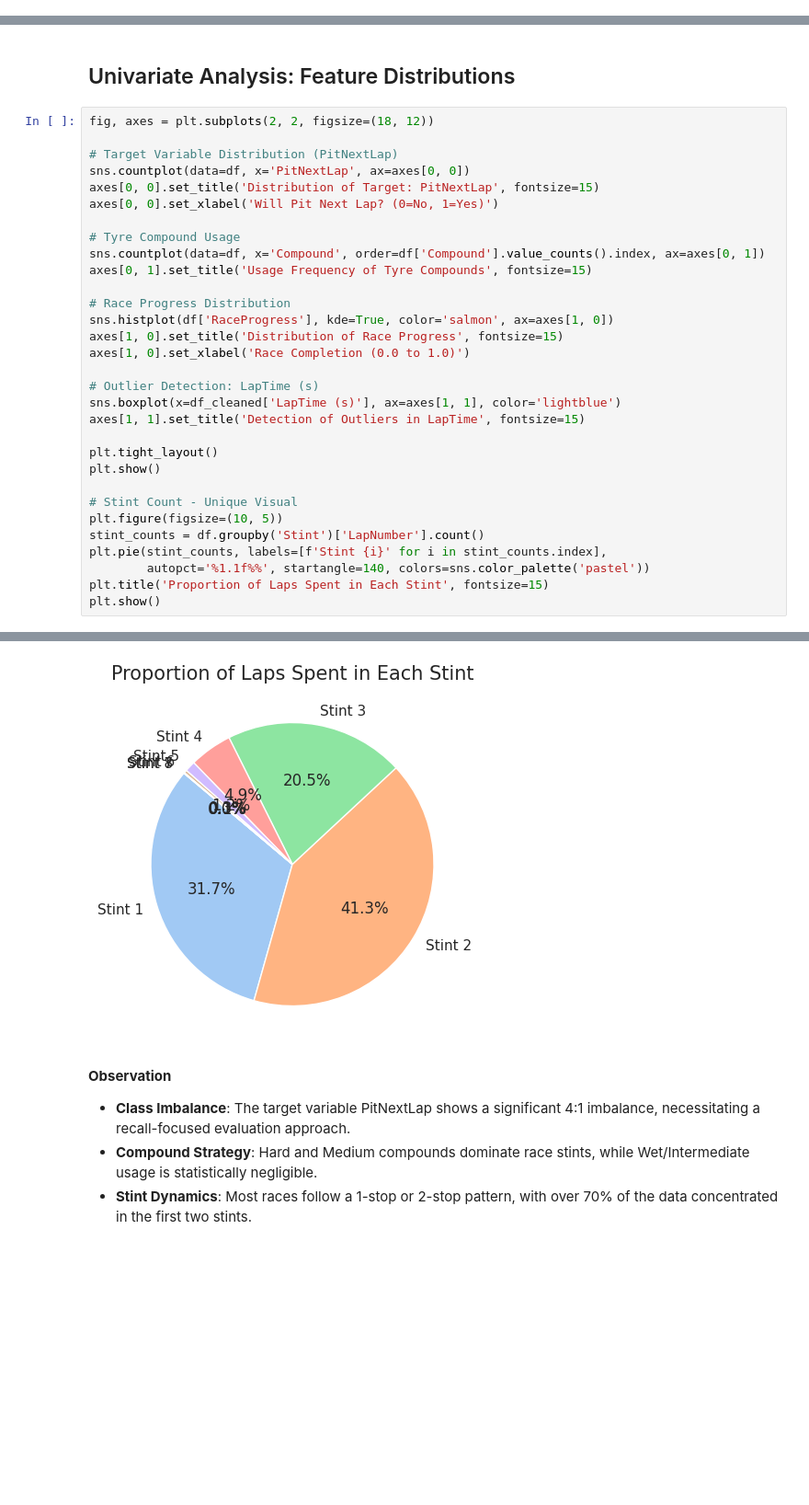
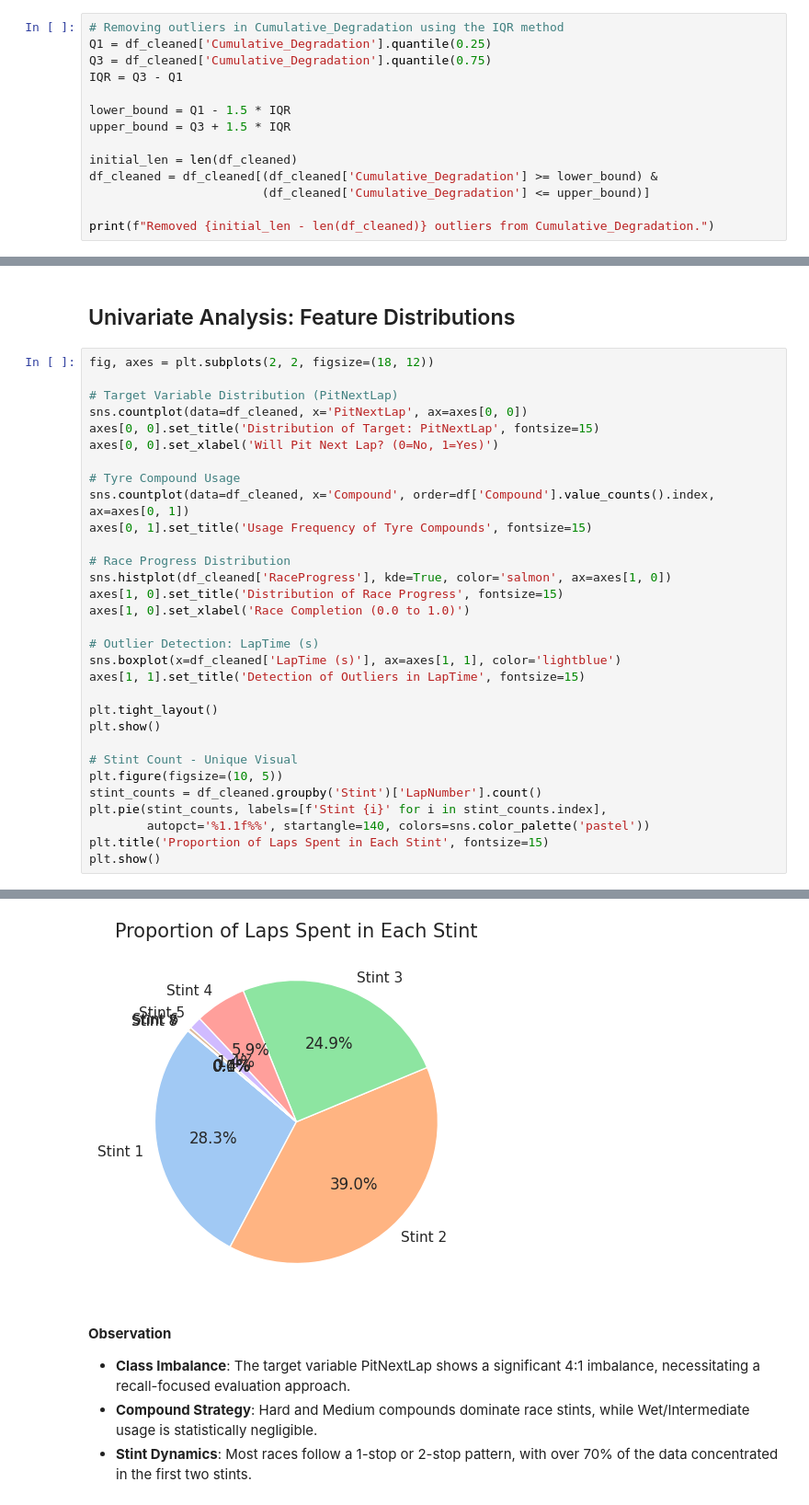
Before and after one commit to PavanKumarVattikuti/Data-Science-Portfolio, a Jupyter notebook: Machine-Learning-and-Predictive-Modeling/F1-Pit-Stop-Prediction(Random-Forest).ipynb, the cells around one changed output, grey strips where cells are left out. Shown at 92% size. Cells and saved outputs as stored; diff of their text form; blank space fills up the shorter version.

```diff
--- a/Machine-Learning-and-Predictive-Modeling/F1-Pit-Stop-Prediction(Random-Forest).ipynb
+++ b/Machine-Learning-and-Predictive-Modeling/F1-Pit-Stop-Prediction(Random-Forest).ipynb
@@ -113,3 +119,17 @@ df_cleaned = df_cleaned[df_cleaned['LapTime (s)'] < outlier_threshold]
 print(f"Removed {len(df) - len(df_cleaned)} outlier laps (Safety Cars/Accidents).")
 # %% [output]
 Removed 937 outlier laps (Safety Cars/Accidents).
+# %%
+# Removing outliers in Cumulative_Degradation using the IQR method
+Q1 = df_cleaned['Cumulative_Degradation'].quantile(0.25)
+Q3 = df_cleaned['Cumulative_Degradation'].quantile(0.75)
+IQR = Q3 - Q1
+
+lower_bound = Q1 - 1.5 * IQR
+upper_bound = Q3 + 1.5 * IQR
+
+initial_len = len(df_cleaned)
+df_cleaned = df_cleaned[(df_cleaned['Cumulative_Degradation'] >= lower_bound) &
+                        (df_cleaned['Cumulative_Degradation'] <= upper_bound)]
+
+print(f"Removed {initial_len - len(df_cleaned)} outliers from Cumulative_Degradation.")
@@ -134,16 +156,16 @@ The dataset contains 16 initial features. Data cleaning focused on removing 937
 fig, axes = plt.subplots(2, 2, figsize=(18, 12))
 
 # Target Variable Distribution (PitNextLap)
-sns.countplot(data=df, x='PitNextLap', ax=axes[0, 0])
+sns.countplot(data=df_cleaned, x='PitNextLap', ax=axes[0, 0])
 axes[0, 0].set_title('Distribution of Target: PitNextLap', fontsize=15)
 axes[0, 0].set_xlabel('Will Pit Next Lap? (0=No, 1=Yes)')
 
 # Tyre Compound Usage
-sns.countplot(data=df, x='Compound', order=df['Compound'].value_counts().index, ax=axes[0, 1])
+sns.countplot(data=df_cleaned, x='Compound', order=df['Compound'].value_counts().index, ax=axes[0, 1])
 axes[0, 1].set_title('Usage Frequency of Tyre Compounds', fontsize=15)
 
 # Race Progress Distribution
-sns.histplot(df['RaceProgress'], kde=True, color='salmon', ax=axes[1, 0])
+sns.histplot(df_cleaned['RaceProgress'], kde=True, color='salmon', ax=axes[1, 0])
 axes[1, 0].set_title('Distribution of Race Progress', fontsize=15)
 axes[1, 0].set_xlabel('Race Completion (0.0 to 1.0)')
 
@@ -156,7 +178,7 @@ plt.show()
 
 # Stint Count - Unique Visual
 plt.figure(figsize=(10, 5))
-stint_counts = df.groupby('Stint')['LapNumber'].count()
+stint_counts = df_cleaned.groupby('Stint')['LapNumber'].count()
 plt.pie(stint_counts, labels=[f'Stint {i}' for i in stint_counts.index],
         autopct='%1.1f%%', startangle=140, colors=sns.color_palette('pastel'))
 plt.title('Proportion of Laps Spent in Each Stint', fontsize=15)
@@ -166,4 +188,4 @@ plt.show()
-[figure, old version]
+[figure, new version]
 # %% [markdown]
 **Observation**
 
```
Also changed, not shown: parts of 41 cells of this notebook.
